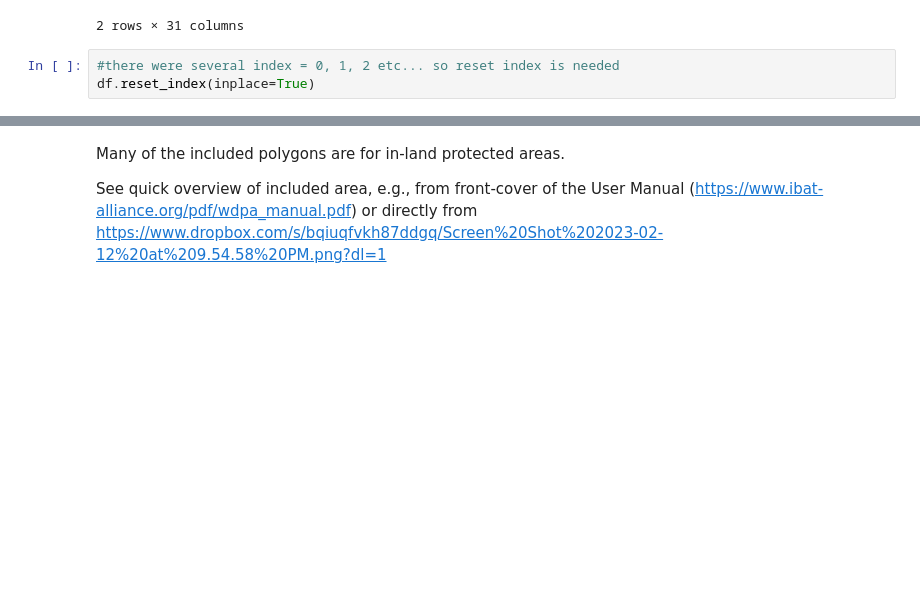
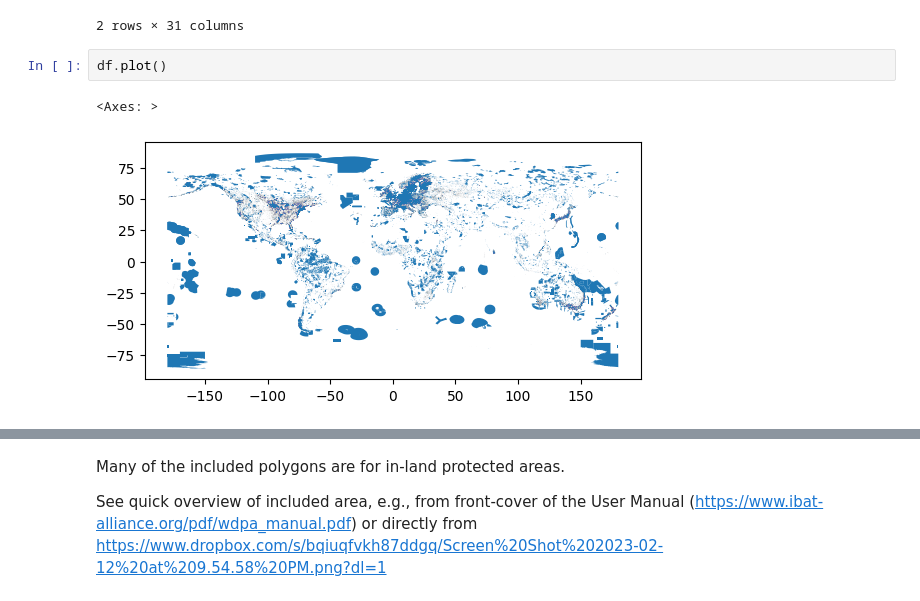
Before and after one commit to dataforgoodfr/12_bloom, a Jupyter notebook: data_science/notebooks/Narrow_down_WDPA_to_non_terrestrial.ipynb, the cells around one changed output, grey strips where cells are left out. Saved outputs shown, nothing was run; the diff lists cells and outputs as text; blank space fills up the shorter version.

```diff
--- a/data_science/notebooks/Narrow_down_WDPA_to_non_terrestrial.ipynb
+++ b/data_science/notebooks/Narrow_down_WDPA_to_non_terrestrial.ipynb
@@ -138,9 +148,11 @@ df.head(2)
 | 0 | 1.0 | 1 | 1 | Diamond Reef and Salt Fish Tail Reef | Diamond Reef | Marine Reserve | Marine Reserve | National | Ia | Not Applicable | ... |
 | 1 | 2.0 | 2 | 1 | Palaster Reef | Palaster Reef | Marine Reserve | Marine Reserve | National | Ia | Not Applicable | ... |
 2 rows × 31 columns
-# %%
-#there were several index = 0, 1, 2 etc... so reset index is needed
-df.reset_index(inplace=True)
+# %%
+df.plot()
+# %% [output]
+<Axes: >
+[figure, added]
 # %%
 #check which info we have
 df.columns
```
Also changed, not shown: parts of 26 cells of this notebook, 2 other files.
